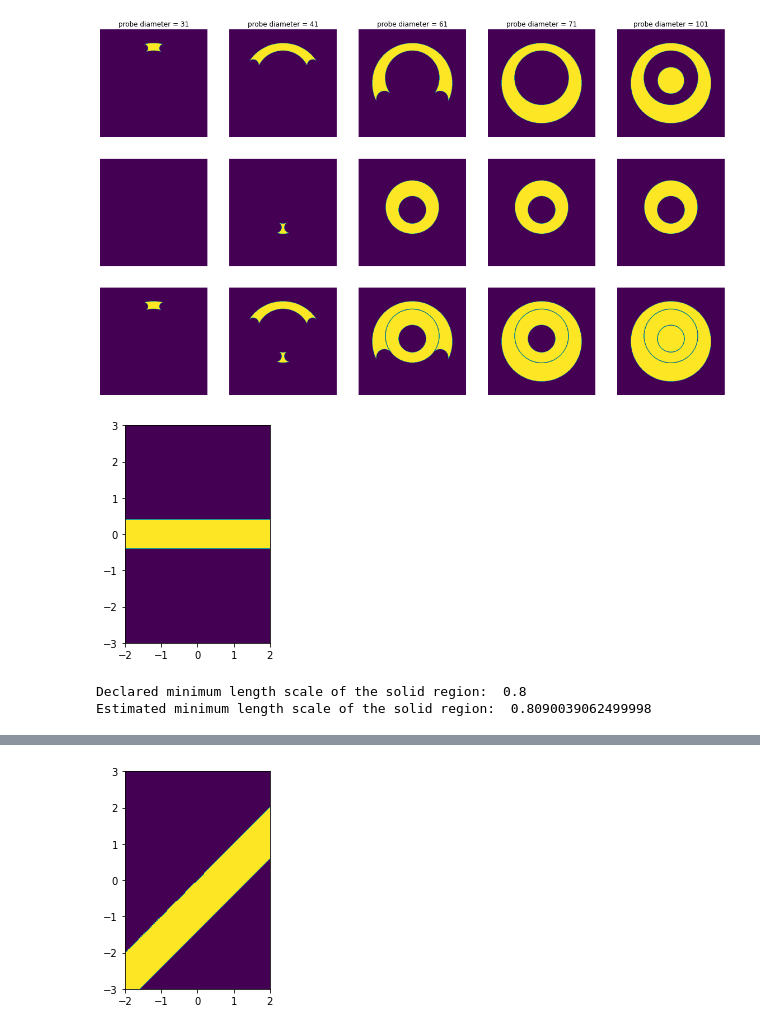
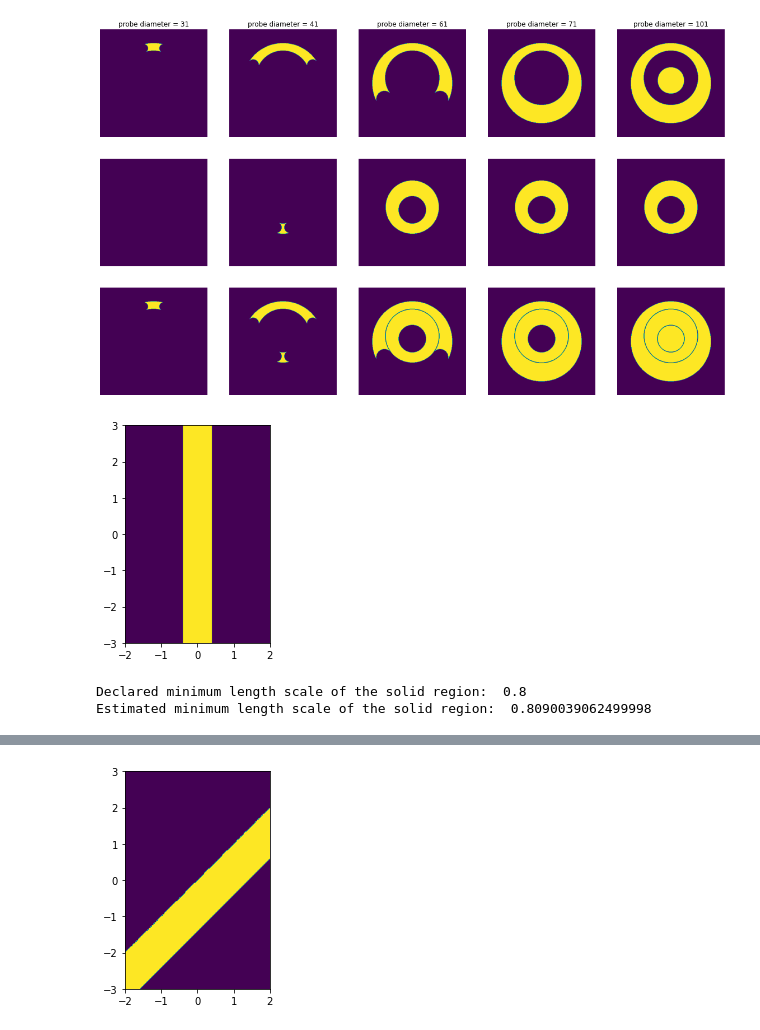
Before and after one commit to NanoComp/imageruler, a Jupyter notebook: notebooks/examples.ipynb, the cells around one changed output, grey strips where cells are left out. Saved outputs shown, nothing was run; the diff lists cells and outputs as text; code cells hidden in the pictures.

```diff
--- a/notebooks/examples.ipynb
+++ b/notebooks/examples.ipynb
@@ -119,27 +119,21 @@ for idx in range(nd):
 [figure]
 # %%
 resolution = 50
-design_width, design_height = 6, 4  # size of the design pattern
-phys_size = np.array([design_width,design_height])
-n = np.round(phys_size * resolution).astype(int) # number of pixels along each dimension
-grid_size = (n - 1) / resolution  # size of the entire pattern formed by centers of pixels
+width, height = 6, 4  # size of the binary image
+phys_size = (width, height)
 
-x_coord = np.linspace(-grid_size[0]/2, grid_size[0]/2, n[0])
-y_coord = np.linspace(-grid_size[1]/2, grid_size[1]/2, n[1])
-xv, yv = np.meshgrid(x_coord, y_coord, sparse=True, indexing='ij')
-
-width = 0.8
-pattern = np.tile(np.where(np.abs(xv)<=width/2,1,0), n[1])
+stripe_width = 0.8
+image = stripe(resolution, phys_size, stripe_width)
 
 plt.figure()
-plt.imshow(pattern,extent=[-phys_size[1]/2,phys_size[1]/2,-phys_size[0]/2,phys_size[0]/2])
+plt.imshow(image,extent=[-phys_size[1]/2,phys_size[1]/2,-phys_size[0]/2,phys_size[0]/2])
 plt.show()
 
-solid_mls = imageruler.minimum_length_solid(pattern, phys_size)
+solid_mls = imageruler.minimum_length_solid(image, phys_size)
 
-print("Declared minimum length scale of the solid region: ", width)
+print("Declared minimum length scale of the solid region: ", stripe_width)
 print("Estimated minimum length scale of the solid region: ", solid_mls)
 # %% [output]
-[figure, old version]
+[figure, new version]
 Declared minimum length scale of the solid region:  0.8
 Estimated minimum length scale of the solid region:  0.8090039062499998
```
Also changed, not shown: parts of 12 cells of this notebook, 3 other files.
